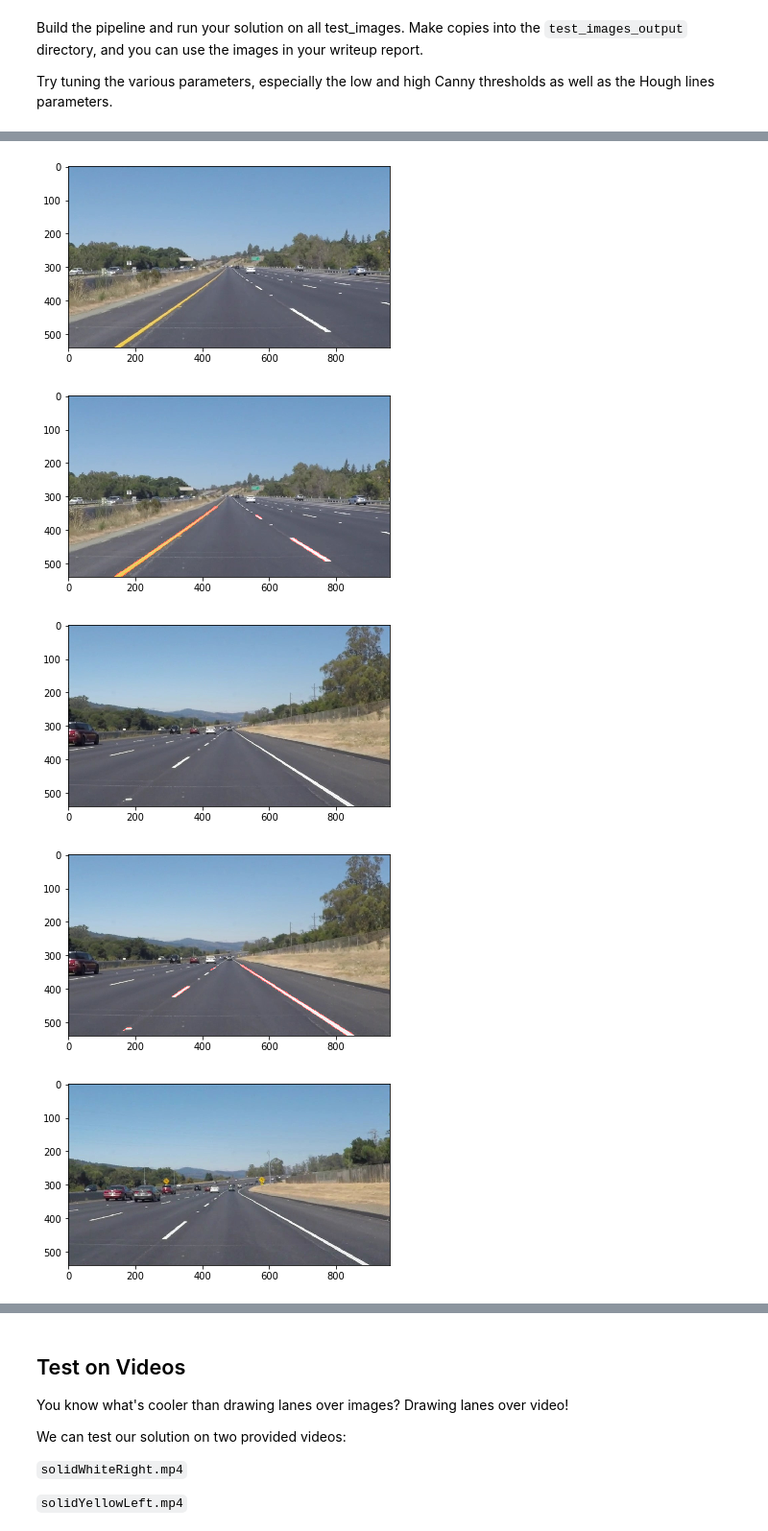
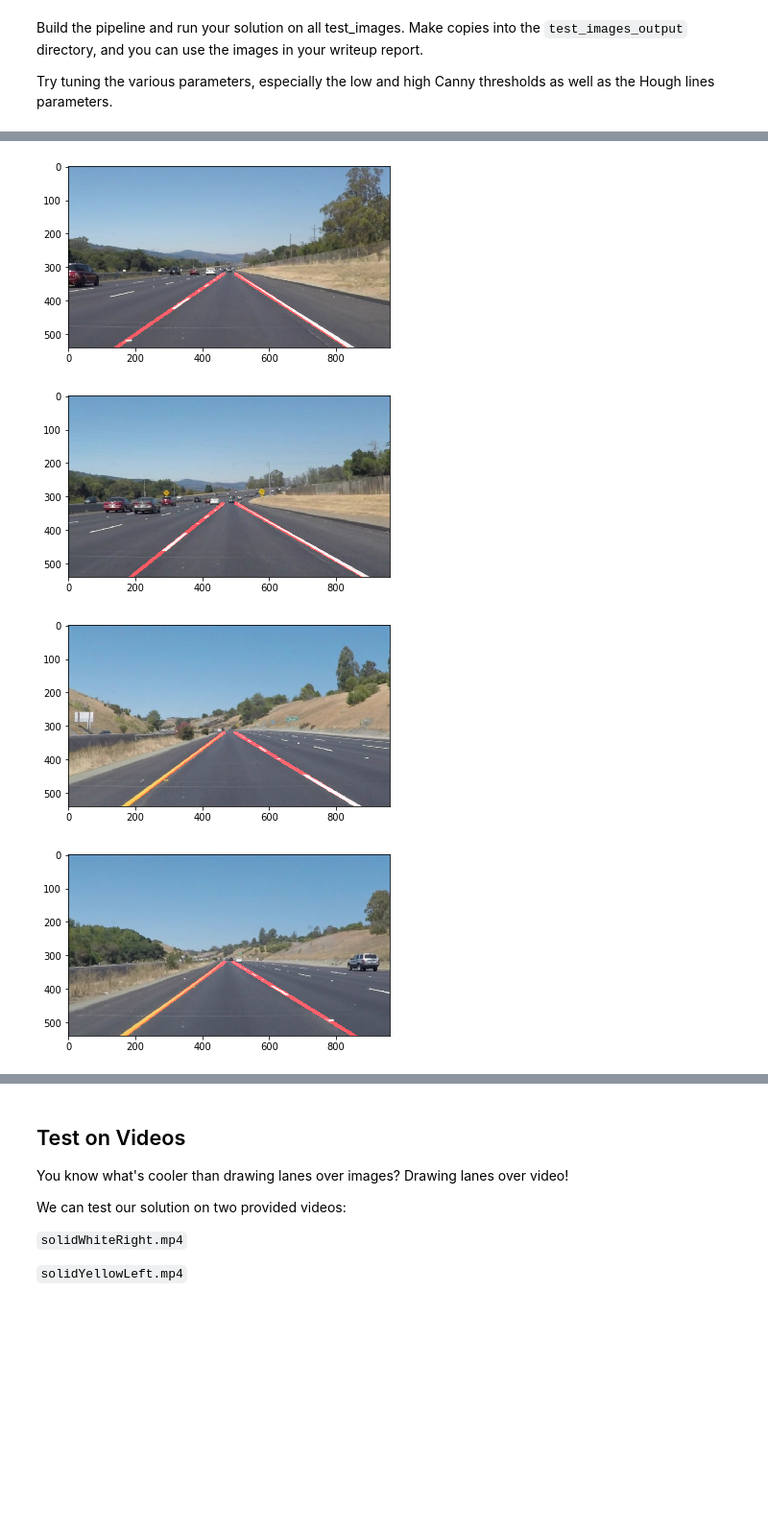
Before and after one commit to Rogerwlk/LaneLines-P1, a Jupyter notebook: P1.ipynb, the cells around one changed output, grey strips where cells are left out. Shown at 96% size. Drawn from its saved outputs; the diff is of its cells as text; code cells hidden in the pictures; blank space fills up the shorter version.

```diff
--- a/P1.ipynb
+++ b/P1.ipynb
@@ -80,6 +80,7 @@ This image is: <class 'numpy.ndarray'> with dimensions: (540, 960, 3)
 Below are some helper functions to help get you started. They should look familiar from the lesson!
 # %%
 import math
+from sklearn.linear_model import RANSACRegressor
 
 def grayscale(img):
     """Applies the Grayscale transform
@@ -146,6 +147,9 @@ def draw_lines(img, lines, color=[255, 0, 0], thickness=2):
         for x1,y1,x2,y2 in line:
             cv2.line(img, (x1, y1), (x2, y2), color, thickness)
 
+def split(arr, cond):
+    return [arr[cond], arr[~cond]]
+
 def hough_lines(img, rho, theta, threshold, min_line_len, max_line_gap):
     """
     `img` should be the output of a Canny transform.
@@ -154,7 +158,18 @@ def hough_lines(img, rho, theta, threshold, min_line_len, max_line_gap):
     """
     lines = cv2.HoughLinesP(img, rho, theta, threshold, np.array([]), minLineLength=min_line_len, maxLineGap=max_line_gap)
     line_img = np.zeros((img.shape[0], img.shape[1], 3), dtype=np.uint8)
-    draw_lines(line_img, lines)
+    # split lines according to their x1 value
+    left_lines, right_lines = split(lines, lines[:,:,0]<500)
+    # fit two lines according to y-value
+    left_fit = RANSACRegressor().fit(left_lines[:,(1,3)].flatten().reshape(-1,1), left_lines[:,(0,2)].flatten().reshape(-1,1))
+    right_fit = RANSACRegressor().fit(right_lines[:,(1,3)].flatten().reshape(-1,1), right_lines[:,(0,2)].flatten().reshape(-1,1))
+    # image shape
+    imshape = img.shape
+    # build two lines according to y-value
+    left_line = [[int(left_fit.predict(imshape[1])), imshape[1], int(left_fit.predict(320)), 320]]
+    right_line = [[int(right_fit.predict(imshape[1])), imshape[1], int(right_fit.predict(320)), 320]]
+    two_lines = [left_line, right_line]
+    draw_lines(line_img, two_lines, thickness=10)
     return line_img
 
 # Python 3 has support for cool math symbols.
@@ -206,7 +221,7 @@ for f in files:
 
     # Create a masked edges image
     imshape = image.shape
-    vertices = np.array([[(0,imshape[0]),(430, 330), (imshape[1]-400, 330), (imshape[1],imshape[0])]], dtype=np.int32)
+    vertices = np.array([[(30,imshape[0]),(430, 330), (imshape[1]-400, 330), (imshape[1],imshape[0])]], dtype=np.int32)
     masked_edges = region_of_interest(edges, vertices)
 
     # Define the Hough transform parameters
@@ -222,16 +237,11 @@ for f in files:
     line_img = hough_lines(masked_edges, rho, theta, threshold,
                                 min_line_length, max_line_gap)
 
-    # Create a "color" binary image to combine with line image
-    color_edges = np.dstack((edges, edges, edges))
-
     # Draw the lines on the edge image
     w_image = weighted_img(image, line_img, 1, 1, 0)
-#     plt.imshow(lines_edges)
-
-    plt.figure()
-    plt.imshow(image)
+#     plt.figure()
+#     plt.imshow(image)
     plt.figure()
     plt.imshow(w_image)
-#     cv2.imwrite('test_images_output/'+f, image)
+    cv2.imwrite('test_images_output/'+f, w_image)
 # %% [output]
@@ -240,5 +250,4 @@ for f in files:
-[figure, old version]
+[figure, new version]
-[figure, old version]
+[figure, new version]
-[figure, old version]
+[figure, new version]
-[figure, old version]
+[figure, new version]
-[figure, removed]
```
Also changed, not shown: parts of 9 cells of this notebook.
